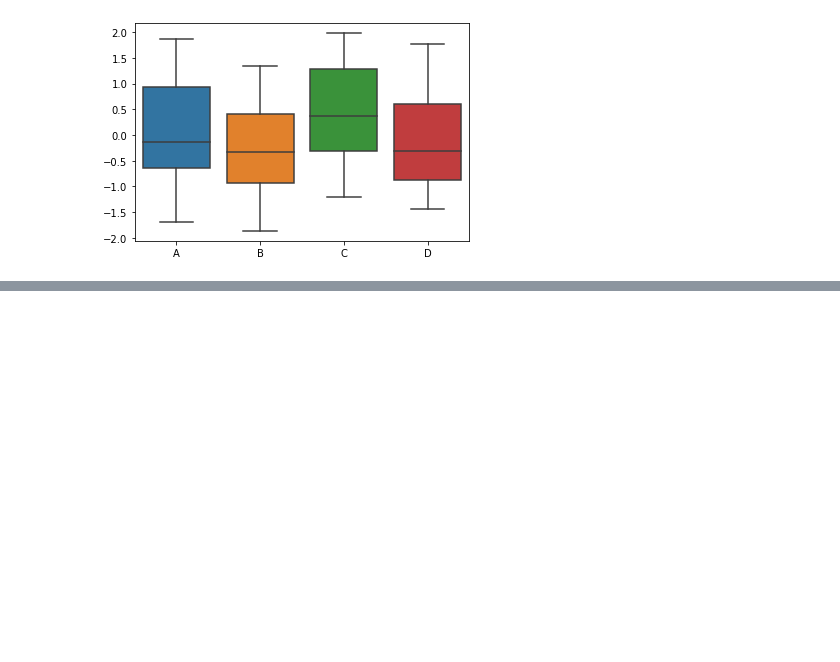
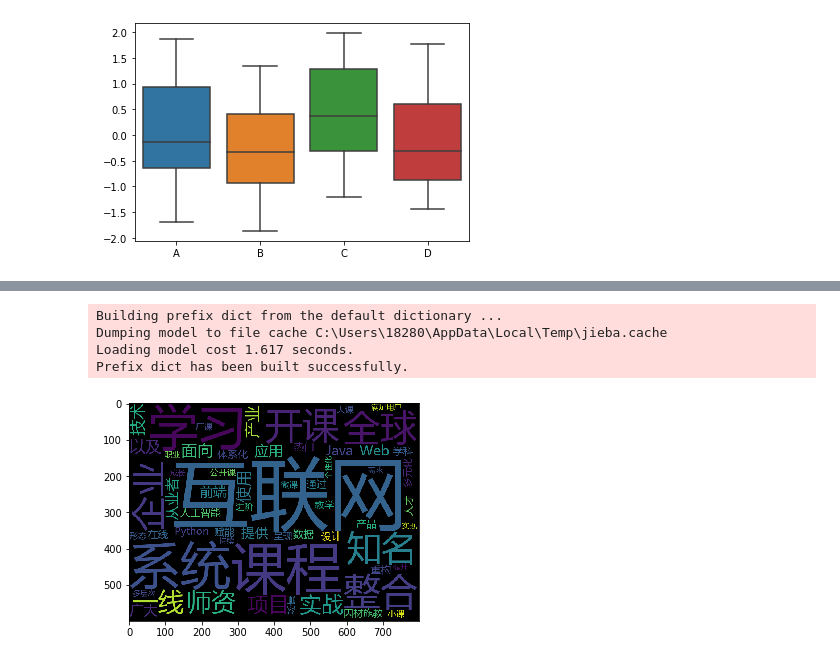
Before and after one commit to Beytab/RS6, a Jupyter notebook: L3/pythonEDA/pythonEDA.ipynb, the cells around one changed output, grey strips where cells are left out. Drawn from its saved outputs; the diff is of its cells as text; code cells hidden in the pictures; blank space fills up the shorter version.

```diff
--- a/L3/pythonEDA/pythonEDA.ipynb
+++ b/L3/pythonEDA/pythonEDA.ipynb
@@ -137,0 +150,19 @@ box_plot()
+# %%
+import jieba
+import wordcloud
+import matplotlib.pyplot as plt
+
+txt = '开课吧整合全球知名IT和互联网企业一线师资及实战项目，面向IT、互联网、产业互联网以及使用互联网技术和应用的广大泛互联网从业者，提供Web前端、Java、Python、大数据、人工智能、产品、设计等热门学科的体系化在线课程，并通过人才赋能系统-“驭风系统”重构因材施教和按需学习的多元化教学场景，呈现公开课、微课、小课、大课、厂课等进阶式课程形态，满足用户多层次和个性化学习需求，实现职业提升和可持续成长。'
+w = wordcloud.WordCloud(width=800,
+                       height=600,
+                       font_path='msyh.ttc'
+                       )
+w.generate(" ".join(jieba.lcut(txt)))
+plt.imshow(w)
+plt.show()
+# %% [output]
+Building prefix dict from the default dictionary ...
+Dumping model to file cache C:\Users\18280\AppData\Local\Temp\jieba.cache
+Loading model cost 1.617 seconds.
+Prefix dict has been built successfully.
+[figure, added]
```
Also changed, not shown: parts of 1 cell of this notebook, 10 other files.
